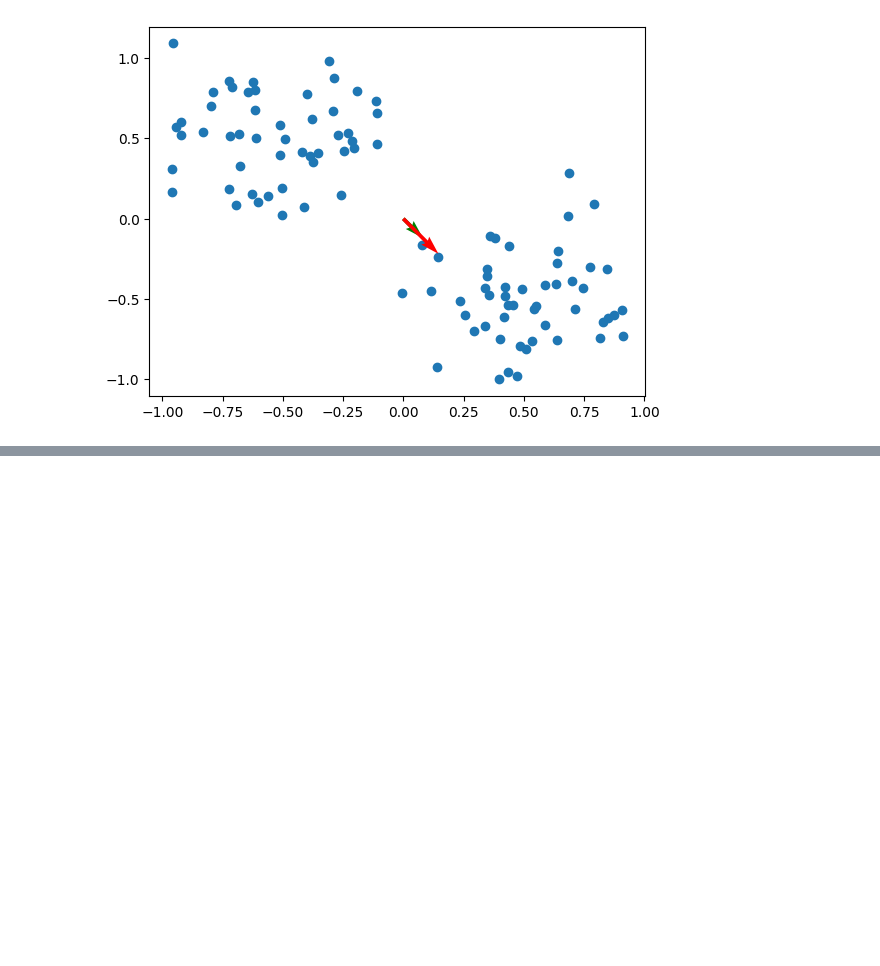
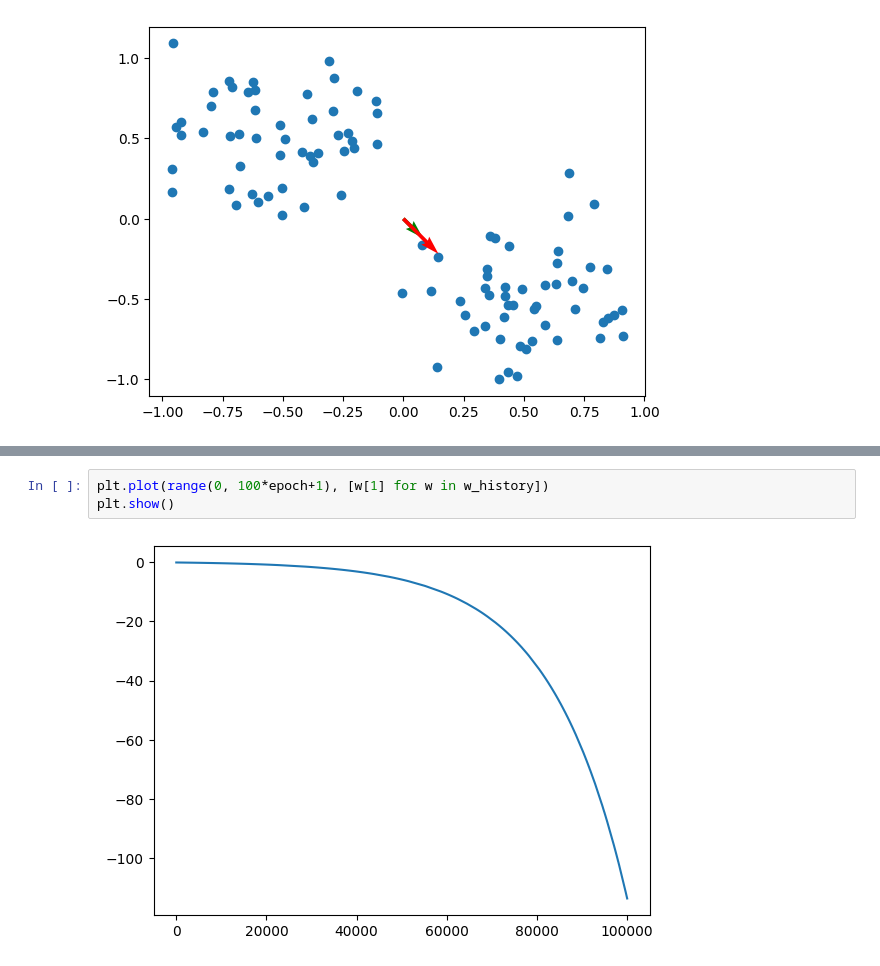
Before and after one commit to JacopoRaffi/CNS_Assignments, a Jupyter notebook: LAB2/main.ipynb, the cells around one changed output, grey strips where cells are left out. Saved outputs shown, nothing was run; the diff lists cells and outputs as text; blank space fills up the shorter version.

```diff
--- a/LAB2/main.ipynb
+++ b/LAB2/main.ipynb
@@ -100,0 +84,5 @@ plt.show()
+# %%
+plt.plot(range(0, 100*epoch+1), [w[1] for w in w_history])
+plt.show()
+# %% [output]
+[figure, added]
```
Also changed, not shown: parts of 10 cells of this notebook.
